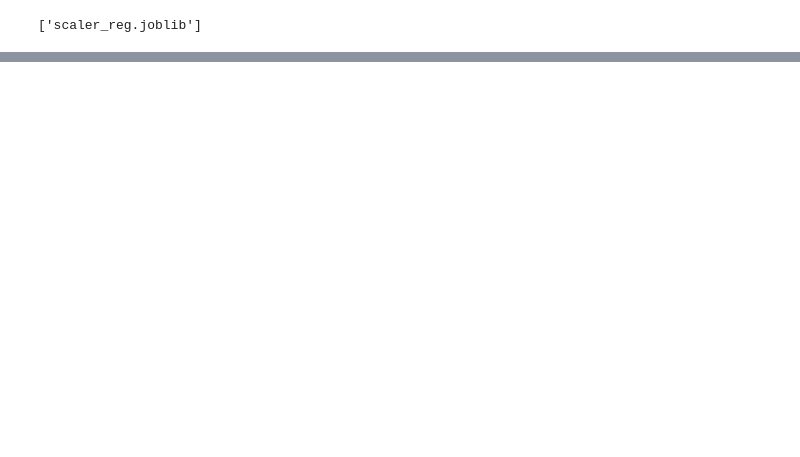
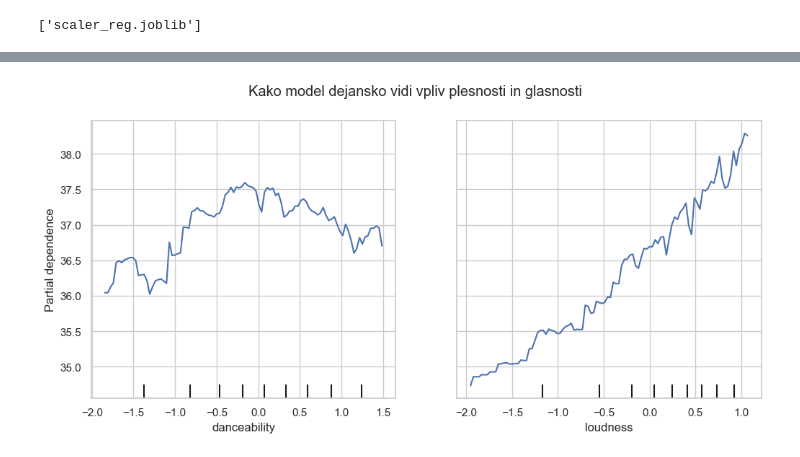
Before and after one commit to TimTrojner/spotify-audio-features-regression-classification, a Jupyter notebook: regresija/regresija.ipynb, the cells around one changed output, grey strips where cells are left out. Drawn from its saved outputs; the diff is of its cells as text; code cells hidden in the pictures; blank space fills up the shorter version.

```diff
--- a/regresija/regresija.ipynb
+++ b/regresija/regresija.ipynb
@@ -1092,0 +1262,12 @@ joblib.dump(scaler, 'scaler_reg.joblib')
+# %%
+from sklearn.inspection import PartialDependenceDisplay
+
+# Izrišemo vpliv za danceability in loudness
+fig, ax = plt.subplots(figsize=(12, 5))
+PartialDependenceDisplay.from_estimator(model_sim, X_train_scaled,
+                                        features=['danceability', 'loudness'],
+                                        feature_names=X_train.columns, ax=ax)
+plt.suptitle('Kako model dejansko vidi vpliv plesnosti in glasnosti')
+plt.show()
+# %% [output]
+[figure, added]
```
Also changed, not shown: parts of 8 cells of this notebook.
